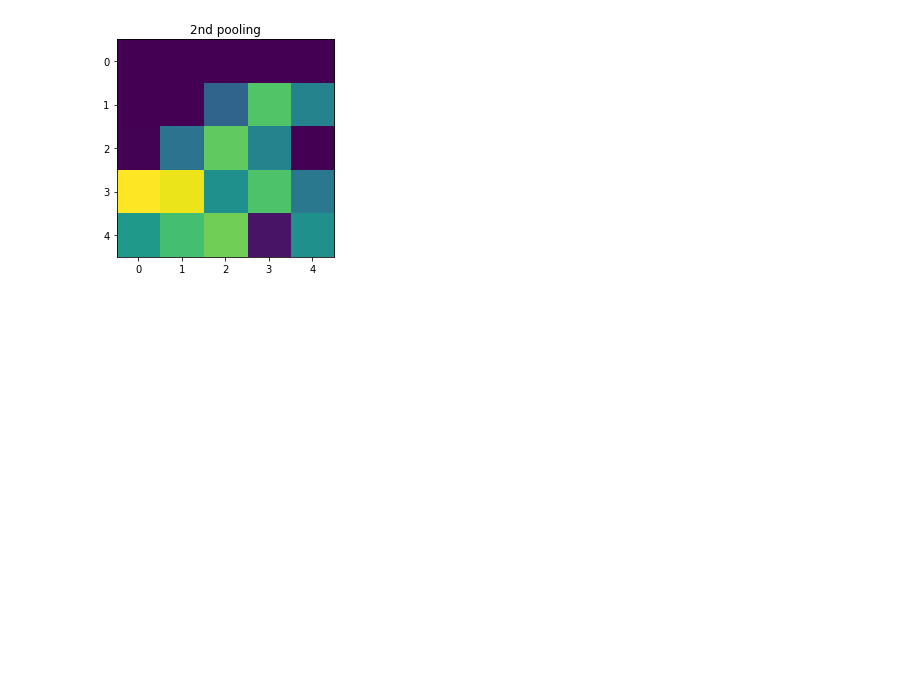
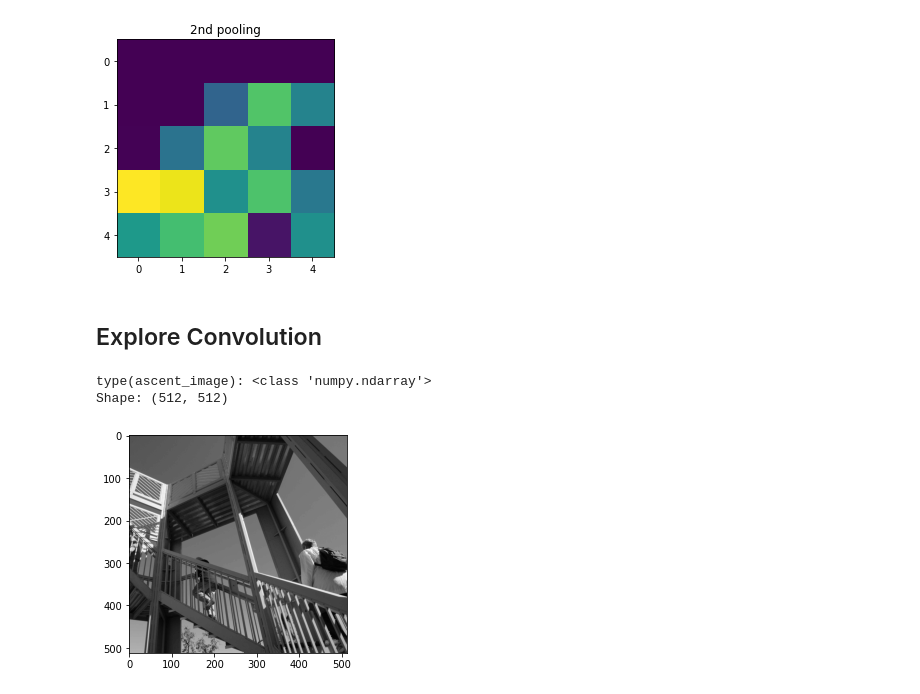
Before and after one commit to yukikitayama/machine-learning, a Jupyter notebook: neural-network/convolution_and_pooling.ipynb, the cells around one changed output. Saved outputs shown, nothing was run; the diff lists cells and outputs as text; code cells hidden in the pictures; blank space fills up the shorter version.

```diff
--- a/neural-network/convolution_and_pooling.ipynb
+++ b/neural-network/convolution_and_pooling.ipynb
@@ -124,0 +125,16 @@ type(pred[0]): <class 'numpy.ndarray'>
+# %% [markdown]
+## Explore Convolution
+# %%
+ascent_image = misc.ascent()
+
+print(f'type(ascent_image): {type(ascent_image)}')
+print(f'Shape: {ascent_image.shape}')
+print()
+
+plt.gray()
+plt.imshow(ascent_image)
+plt.show()
+# %% [output]
+type(ascent_image): <class 'numpy.ndarray'>
+Shape: (512, 512)
+[figure, added]
```
Also changed, not shown: parts of 7 cells of this notebook.
